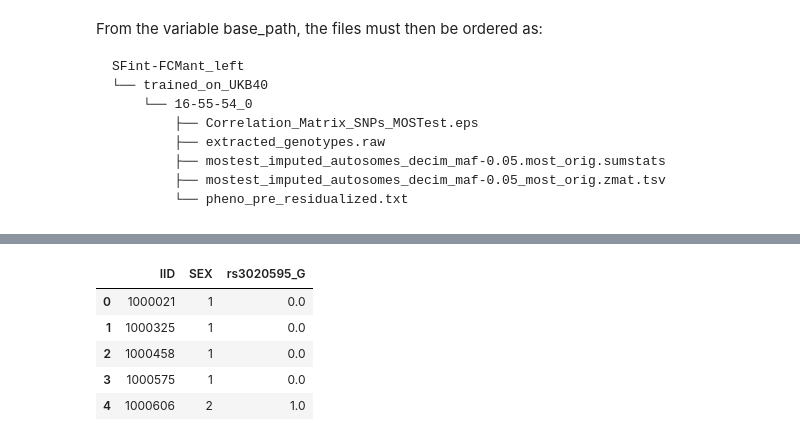
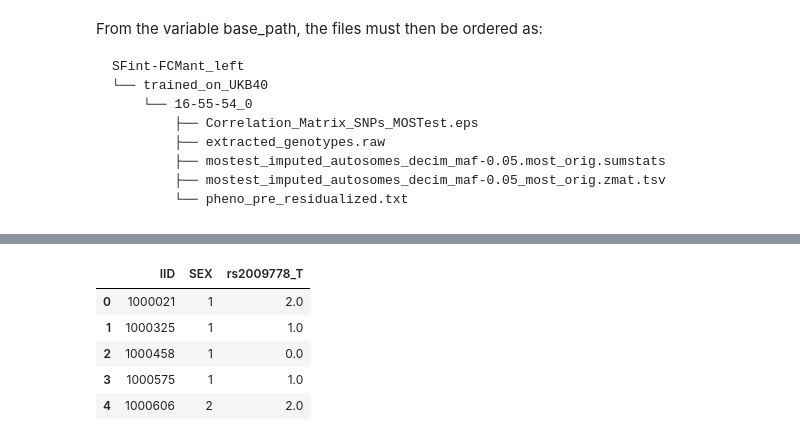
Before and after one commit to neurospin-projects/2024_adufournet_sulcus_genetics, a Jupyter notebook: contrastive/notebooks/MOStest/SNP_variance_visu.ipynb, the cells around one changed output, grey strips where cells are left out. Saved outputs shown, nothing was run; the diff lists cells and outputs as text; code cells hidden in the pictures.

```diff
--- a/contrastive/notebooks/MOStest/SNP_variance_visu.ipynb
+++ b/contrastive/notebooks/MOStest/SNP_variance_visu.ipynb
@@ -96,9 +99,9 @@ genotype.head()
 # %%
-genotype[['IID','SEX','rs3020595_G']].head()
+genotype[['IID','SEX','rs2009778_T']].head()
 # %% [output]
-|  | IID | SEX | rs3020595_G |
-| 0 | 1000021 | 1 | 0.0 |
-| 1 | 1000325 | 1 | 0.0 |
+|  | IID | SEX | rs2009778_T |
+| 0 | 1000021 | 1 | 2.0 |
+| 1 | 1000325 | 1 | 1.0 |
 | 2 | 1000458 | 1 | 0.0 |
-| 3 | 1000575 | 1 | 0.0 |
-| 4 | 1000606 | 2 | 1.0 |
+| 3 | 1000575 | 1 | 1.0 |
+| 4 | 1000606 | 2 | 2.0 |
```
Also changed, not shown: parts of 26 cells of this notebook, 9 other files.
